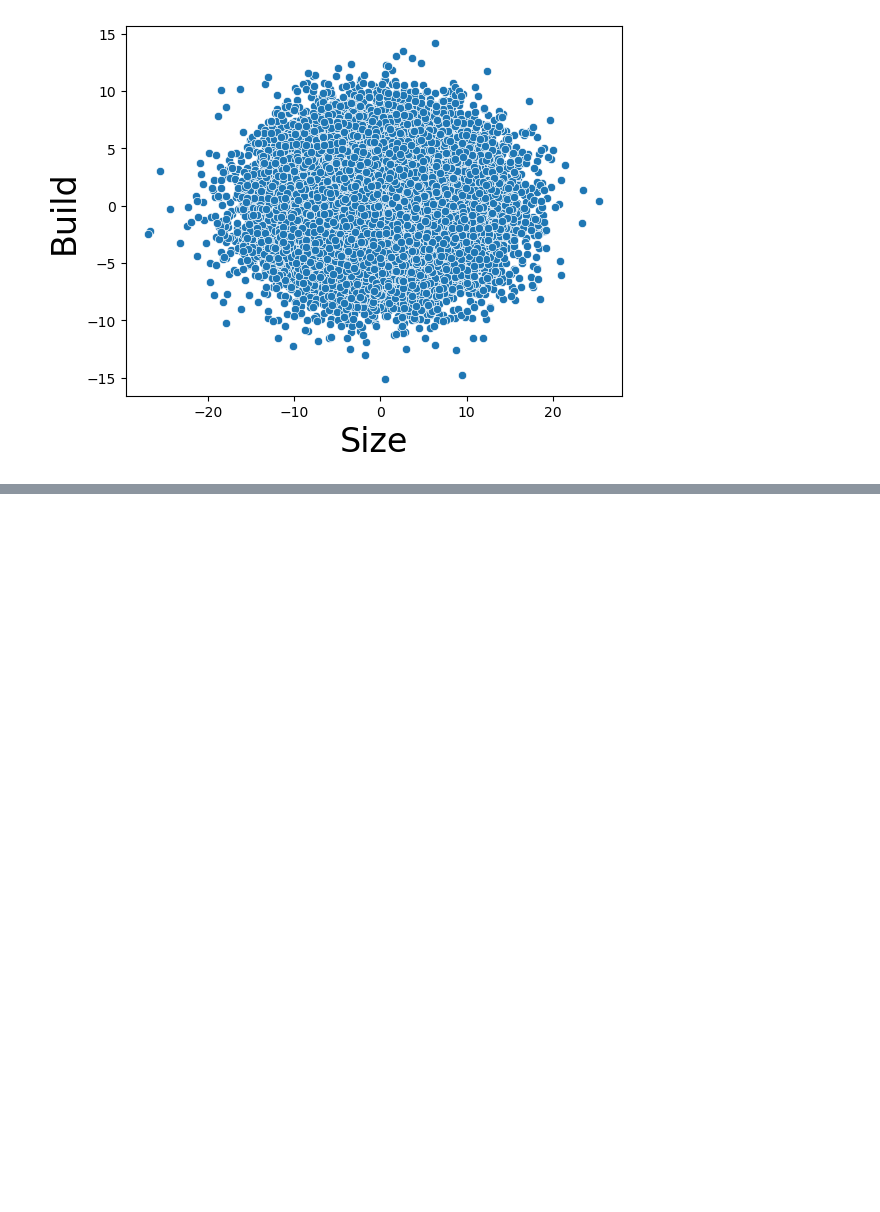
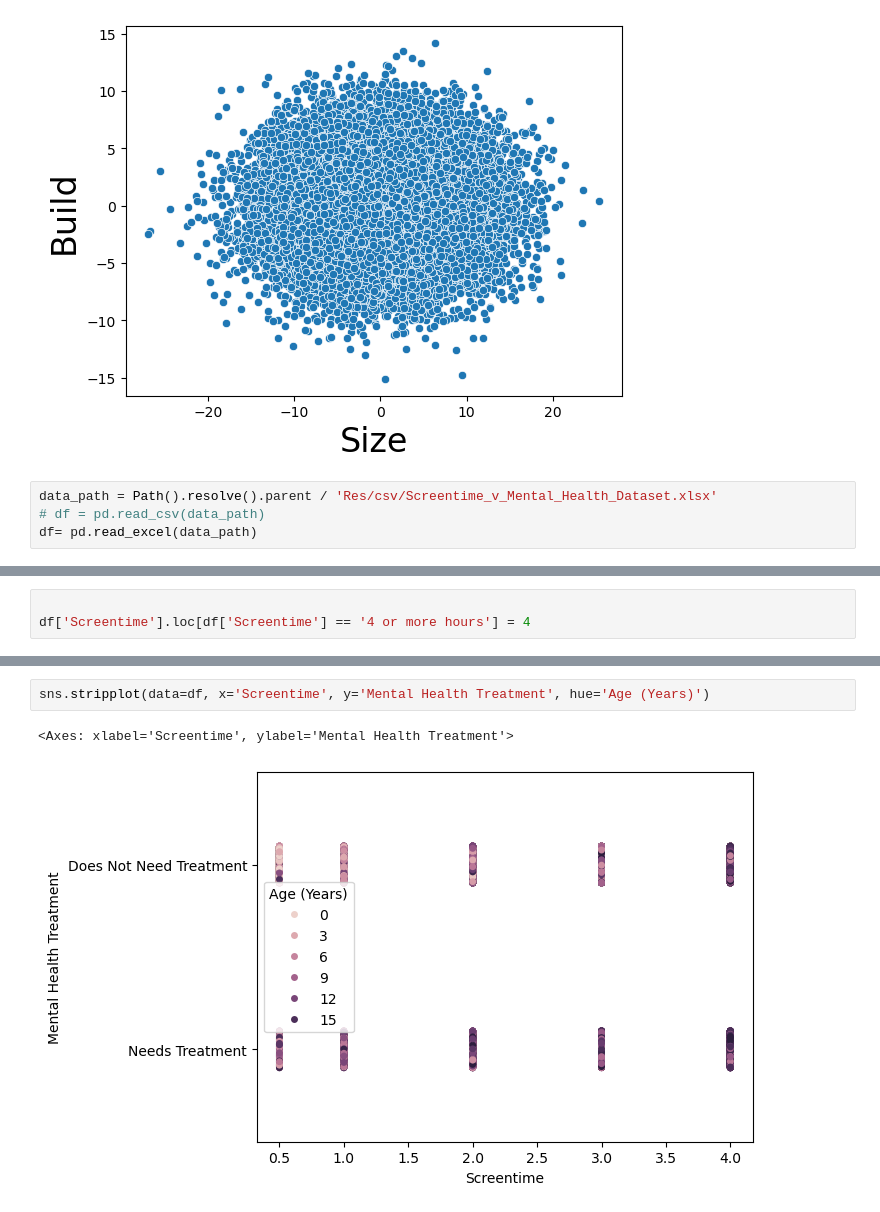
Before and after one commit to andymeintjes/ImmerseTokyo2025Innovation, a Jupyter notebook: Notebooks/DataSciencePipelines.ipynb, the cells around one changed output, grey strips where cells are left out. Saved outputs shown, nothing was run; the diff lists cells and outputs as text; blank space fills up the shorter version.

```diff
--- a/Notebooks/DataSciencePipelines.ipynb
+++ b/Notebooks/DataSciencePipelines.ipynb
@@ -59,3 +59,7 @@ plt.ylabel('Build', fontsize=24)
 # %% [output]
 Text(0, 0.5, 'Build')
 [figure]
+# %%
+data_path = Path().resolve().parent / 'Res/csv/Screentime_v_Mental_Health_Dataset.xlsx'
+# df = pd.read_csv(data_path)
+df= pd.read_excel(data_path)
@@ -61,0 +87,3 @@ Text(0, 0.5, 'Build')
+# %%
+
+df['Screentime'].loc[df['Screentime'] == '4 or more hours'] = 4
@@ -61,0 +110,5 @@ Text(0, 0.5, 'Build')
+# %%
+sns.stripplot(data=df, x='Screentime', y='Mental Health Treatment', hue='Age (Years)')
+# %% [output]
+<Axes: xlabel='Screentime', ylabel='Mental Health Treatment'>
+[figure, added]
```
Also changed, not shown: parts of 8 cells of this notebook, 34 other files.
